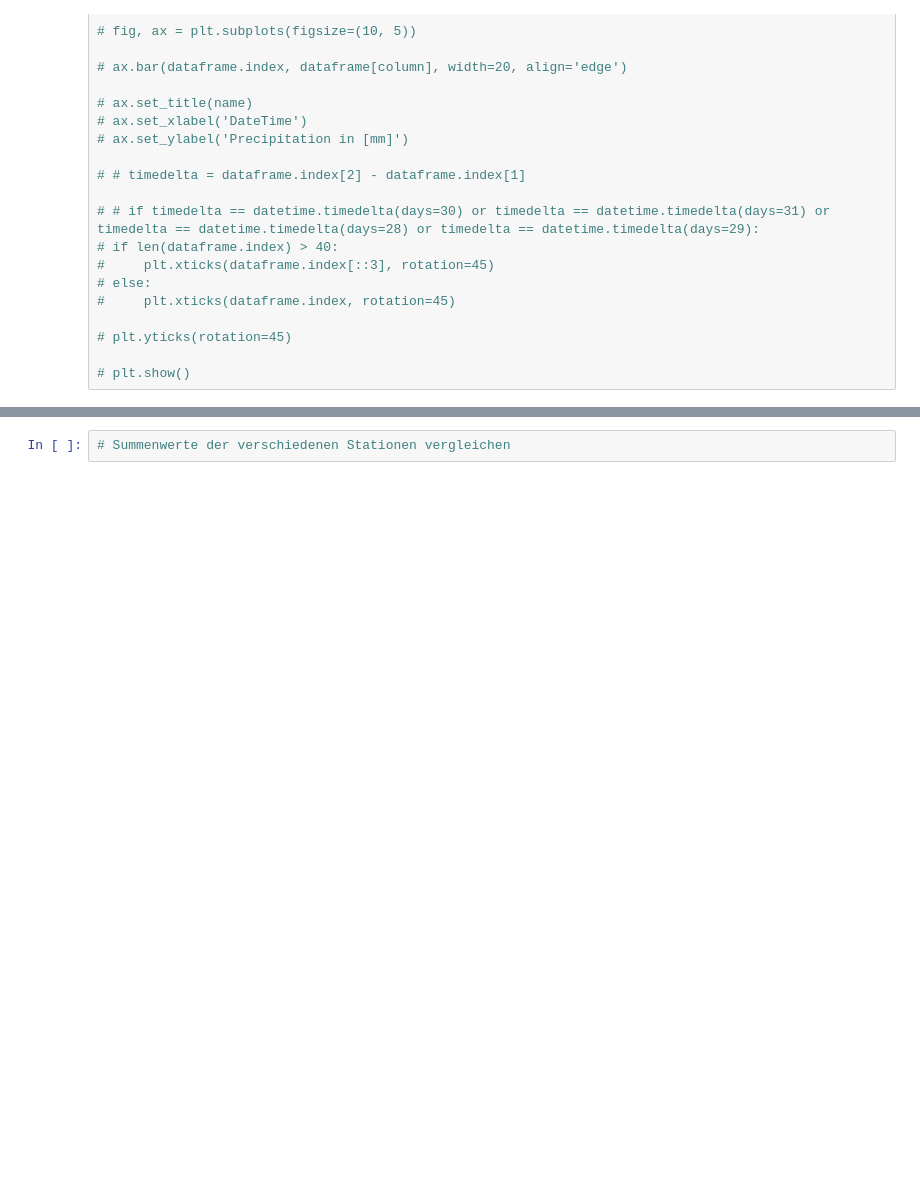
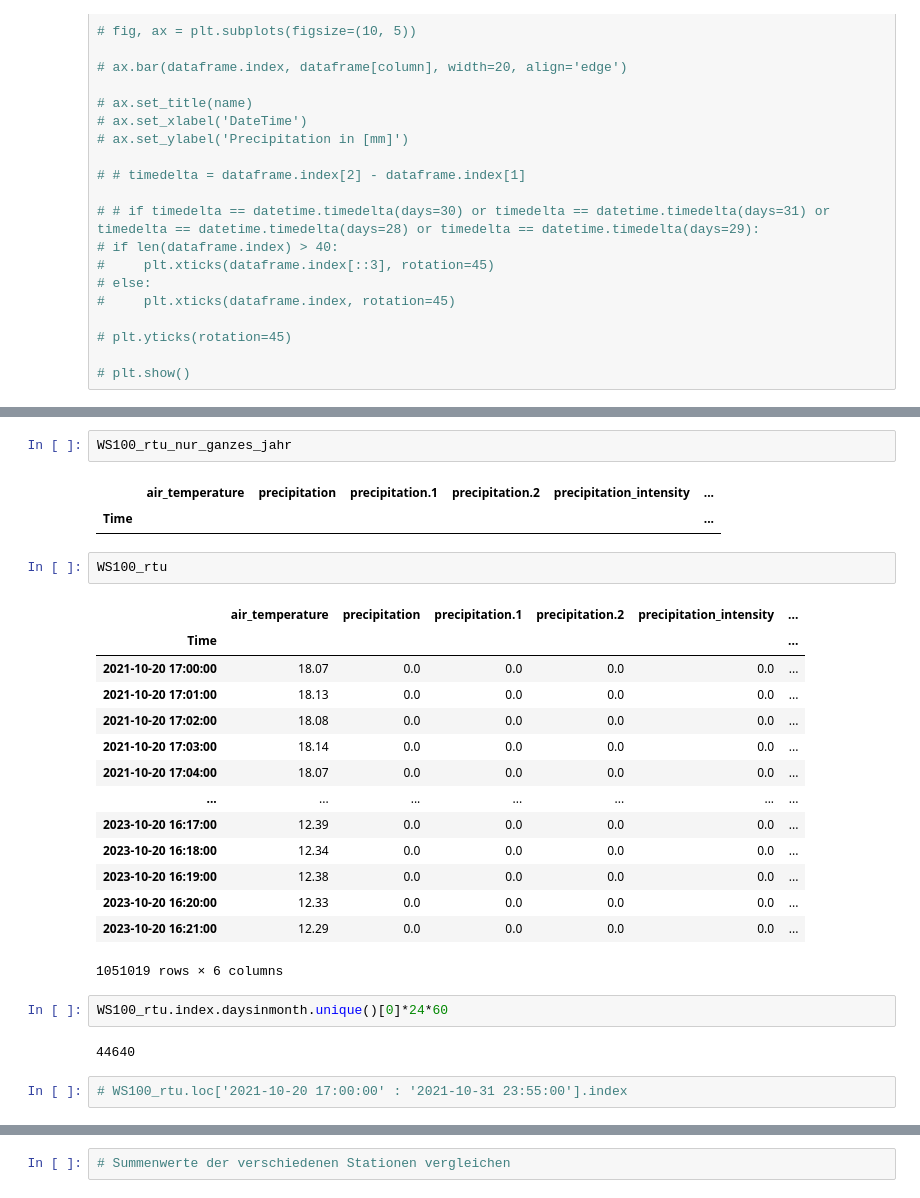
Before and after one commit to Nicholas202024/Hiwi_Code, a Jupyter notebook: statistik_summen.ipynb, the cells around one changed output, grey strips where cells are left out. Drawn from its saved outputs; the diff is of its cells as text; blank space fills up the shorter version.

```diff
--- a/statistik_summen.ipynb
+++ b/statistik_summen.ipynb
@@ -182 +165,29 @@ summen_alle_Stationen = pd.concat([summen_WS100, summen_WS300, summe_Raine, summ
+# %%
+WS100_rtu_nur_ganzes_jahr
+# %% [output]
+|  | air_temperature | precipitation | precipitation.1 | precipitation.2 | precipitation_intensity | ... |
+| Time |  |  |  |  |  | ... |
+# %%
+WS100_rtu
+# %% [output]
+|  | air_temperature | precipitation | precipitation.1 | precipitation.2 | precipitation_intensity | ... |
+| Time |  |  |  |  |  | ... |
+| 2021-10-20 17:00:00 | 18.07 | 0.0 | 0.0 | 0.0 | 0.0 | ... |
+| 2021-10-20 17:01:00 | 18.13 | 0.0 | 0.0 | 0.0 | 0.0 | ... |
+| 2021-10-20 17:02:00 | 18.08 | 0.0 | 0.0 | 0.0 | 0.0 | ... |
+| 2021-10-20 17:03:00 | 18.14 | 0.0 | 0.0 | 0.0 | 0.0 | ... |
+| 2021-10-20 17:04:00 | 18.07 | 0.0 | 0.0 | 0.0 | 0.0 | ... |
+| ... | ... | ... | ... | ... | ... | ... |
+| 2023-10-20 16:17:00 | 12.39 | 0.0 | 0.0 | 0.0 | 0.0 | ... |
+| 2023-10-20 16:18:00 | 12.34 | 0.0 | 0.0 | 0.0 | 0.0 | ... |
+| 2023-10-20 16:19:00 | 12.38 | 0.0 | 0.0 | 0.0 | 0.0 | ... |
+| 2023-10-20 16:20:00 | 12.33 | 0.0 | 0.0 | 0.0 | 0.0 | ... |
+| 2023-10-20 16:21:00 | 12.29 | 0.0 | 0.0 | 0.0 | 0.0 | ... |
+1051019 rows × 6 columns
+# %%
+WS100_rtu.index.daysinmonth.unique()[0]*24*60
+# %% [output]
+44640
+# %%
+# WS100_rtu.loc['2021-10-20 17:00:00' : '2021-10-31 23:55:00'].index
 # %%
```
Also changed, not shown: parts of 14 cells of this notebook, 2 other files.
